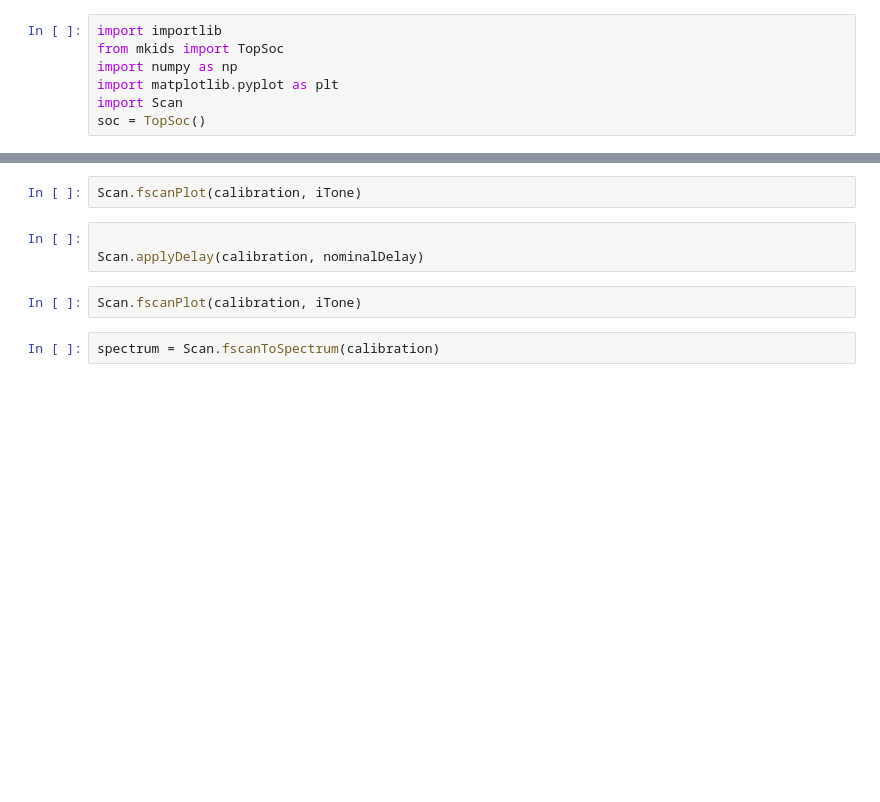
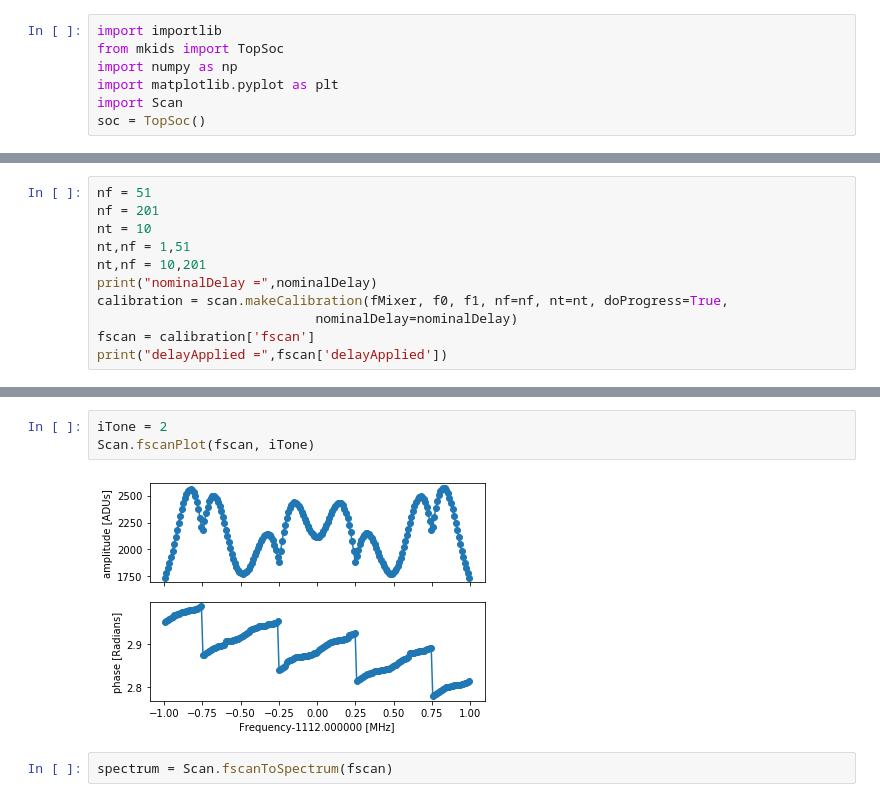
Before and after one commit to openquantumhardware/qick-tools, a Jupyter notebook: mkids/tutorial_08_scan_calibration.ipynb, the cells around one changed output, grey strips where cells are left out. Saved outputs shown, nothing was run; the diff lists cells and outputs as text; blank space fills up the shorter version.

```diff
--- a/mkids/tutorial_08_scan_calibration.ipynb
+++ b/mkids/tutorial_08_scan_calibration.ipynb
@@ -24,0 +25,11 @@ nominalDelay = scan.measureNominalDelay(outCh, decimation=2, doProgress=True, do
+# %%
+nf = 51
+nf = 201
+nt = 10
+nt,nf = 1,51
+nt,nf = 10,201
+print("nominalDelay =",nominalDelay)
+calibration = scan.makeCalibration(fMixer, f0, f1, nf=nf, nt=nt, doProgress=True,
+                            nominalDelay=nominalDelay)
+fscan = calibration['fscan']
+print("delayApplied =",fscan['delayApplied'])
@@ -25,10 +55,8 @@ nominalDelay = scan.measureNominalDelay(outCh, decimation=2, doProgress=True, do
 # %%
-Scan.fscanPlot(calibration, iTone)
+iTone = 2
+Scan.fscanPlot(fscan, iTone)
+# %% [output]
+[figure, added]
-# %%
-
-Scan.applyDelay(calibration, nominalDelay)
-# %%
-Scan.fscanPlot(calibration, iTone)
 # %%
-spectrum = Scan.fscanToSpectrum(calibration)
+spectrum = Scan.fscanToSpectrum(fscan)
 # %%
```
Also changed, not shown: parts of 13 cells of this notebook, 7 other files.
